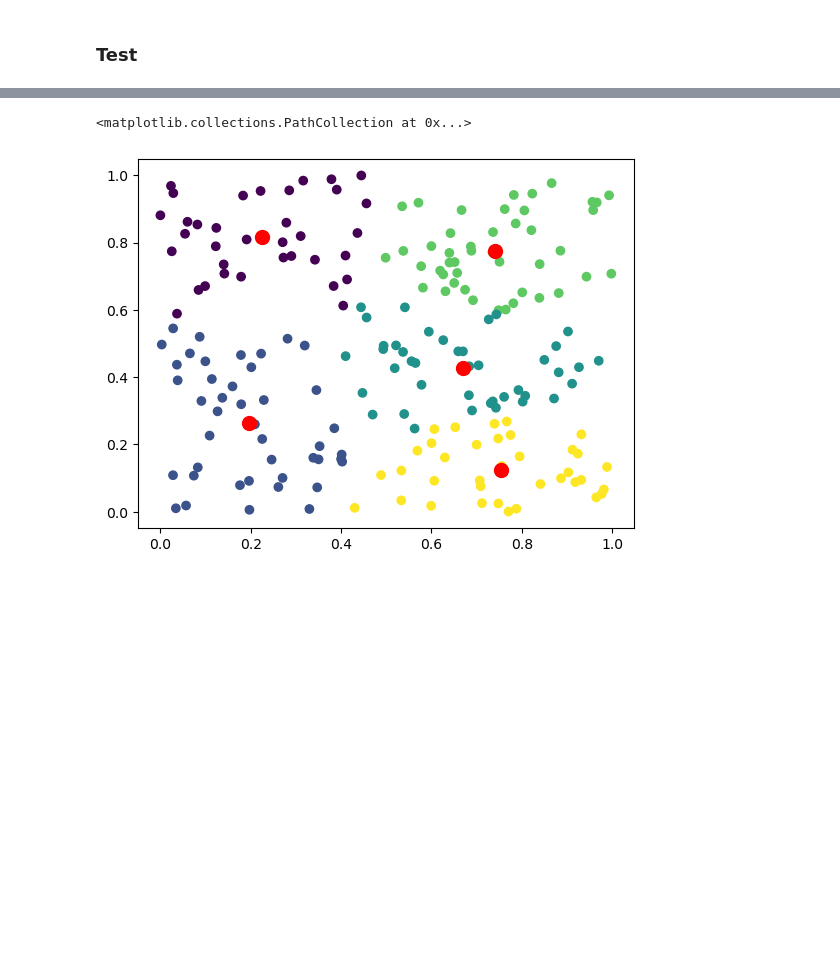
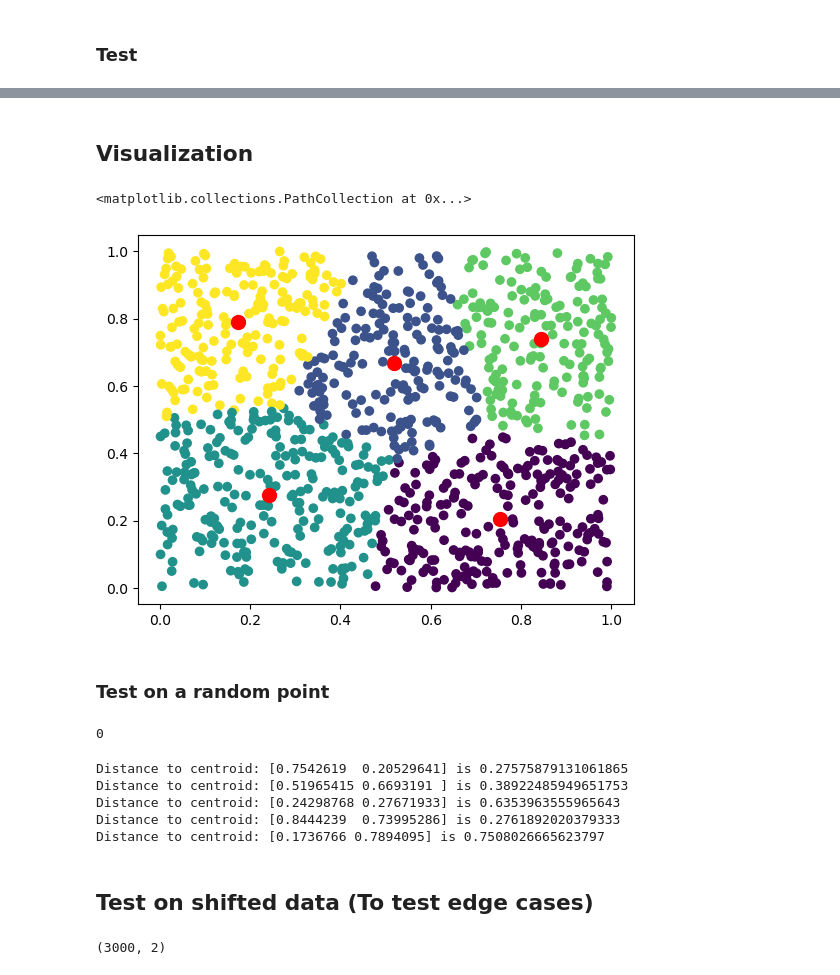
Before and after one commit to ritwika21/Kmeans_python, a Jupyter notebook: kmeans.ipynb, the cells around one changed output, grey strips where cells are left out. Drawn from its saved outputs; the diff is of its cells as text; code cells hidden in the pictures; blank space fills up the shorter version.

```diff
--- a/kmeans.ipynb
+++ b/kmeans.ipynb
@@ -59,6 +74,5 @@ class Kmeans:
 # %% [markdown]
 ### Test
 # %%
-X = np.random.rand(200, 2)
-k = 5
-iter = 10
+X = np.random.rand(1000, 2)
+n_clusters = 5
@@ -70,0 +79,4 @@ kmeans.fit(iter)
+# %%
+%%time
+
+kmeans = Kmeans(n_clusters).fit(X)
@@ -71,4 +86,4 @@ kmeans.fit(iter)
 # %%
-c = kmeans.centroids
-c
+centroids = kmeans.centroids
+centroids
 # %% [output]
@@ -80,4 +95,4 @@ array([[0.22520495, 0.81756175],
 # %%
-label = kmeans.labels
-print(label)
+labels = kmeans.labels
+print(labels)
 # %% [output]
@@ -85,7 +137,11 @@ print(label)
+# %% [markdown]
+## Visualization
 # %%
 fig, ax = plt.subplots()
-ax.scatter(X[:,0], X[:,1], c=label)
-ax.scatter(c[:,0], c[:,1], color="red", s=100)
+ax.scatter(X[:,0], X[:,1], c=labels)
+ax.scatter(centroids[:,0], centroids[:,1], color="red", s=100)
 # %% [output]
 <matplotlib.collections.PathCollection at 0x...>
-[figure, old version]
+[figure, new version]
+# %% [markdown]
+### Test on a random point
@@ -91,0 +150,17 @@ ax.scatter(c[:,0], c[:,1], color="red", s=100)
+# %%
+kmeans.predict_one(point)
+# %% [output]
+0
+# %%
+# Verification of function output
+for i, centroid in enumerate(centroids):
+    dist = ((centroid - point)**2).sum()**0.5
+    print(f"Distance to centroid: {centroid} is {dist}")
+# %% [output]
+Distance to centroid: [0.7542619  0.20529641] is 0.27575879131061865
+Distance to centroid: [0.51965415 0.6693191 ] is 0.38922485949651753
+Distance to centroid: [0.24298768 0.27671933] is 0.6353963555965643
+Distance to centroid: [0.8444239  0.73995286] is 0.2761892020379333
+Distance to centroid: [0.1736766 0.7894095] is 0.7508026665623797
+# %% [markdown]
+## Test on shifted data (To test edge cases)
@@ -91,0 +182,4 @@ ax.scatter(c[:,0], c[:,1], color="red", s=100)
+# %%
+X.shape
+# %% [output]
+(3000, 2)
```
Also changed, not shown: parts of 15 cells of this notebook, 1 other file.
